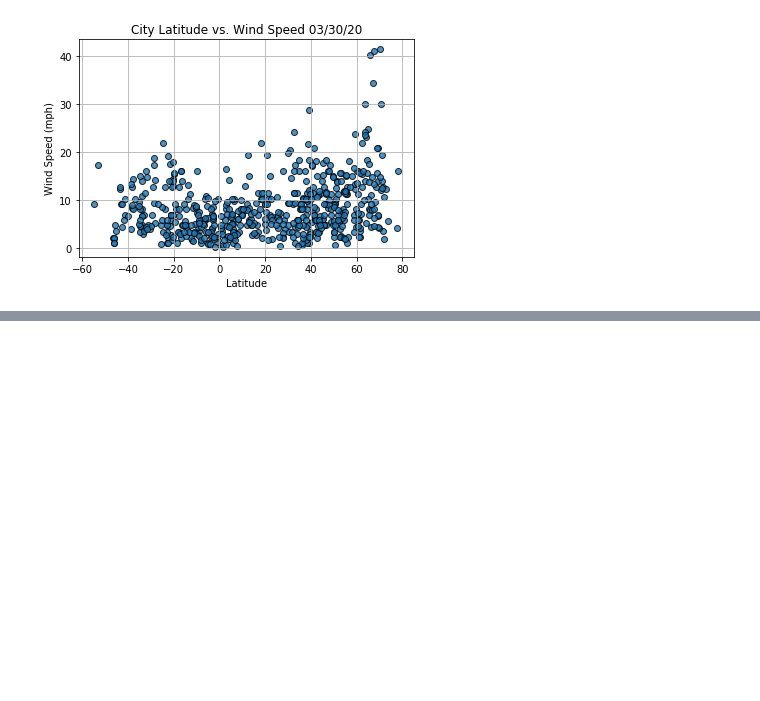
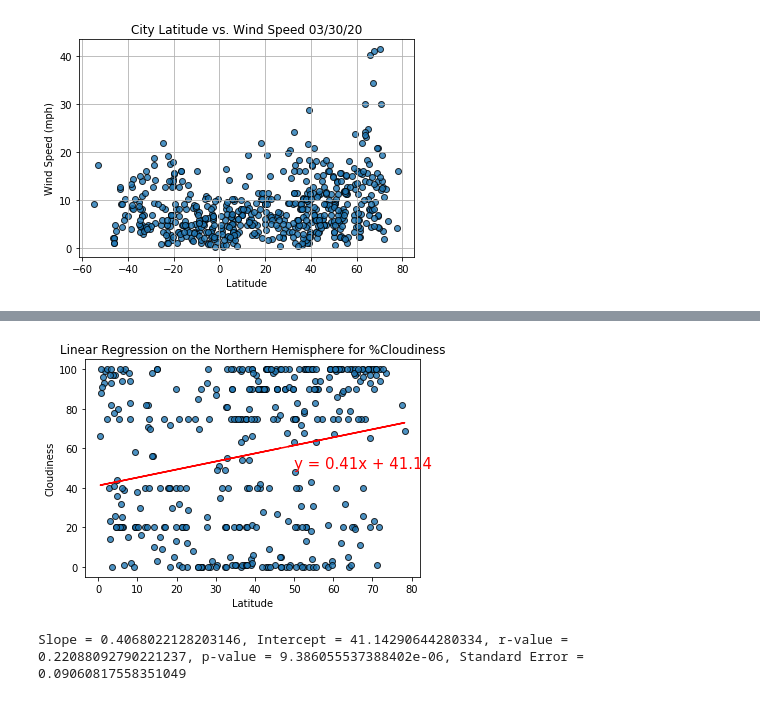
Before and after one commit to blocrunx/World_Weather_Analysis, a Jupyter notebook: WeatherPy.ipynb, the cells around one changed output, grey strips where cells are left out. Drawn from its saved outputs; the diff is of its cells as text; code cells hidden in the pictures; blank space fills up the shorter version.

```diff
--- a/WeatherPy.ipynb
+++ b/WeatherPy.ipynb
@@ -279,0 +310,9 @@ Slope = 0.49564884468052384, Intercept = 83.73856830108473, r-value = 0.63842339
+# %%
+# Linear regression on the Southern Hemisphere
+x_values = northern_hemi_df["Lat"]
+y_values = northern_hemi_df["Cloudiness"]
+# Call the function.
+plot_linear_regression(x_values, y_values, 'Linear Regression on the Northern Hemisphere for %Cloudiness', 'Cloudiness',(50,50))
+# %% [output]
+[figure, added]
+Slope = 0.4068022128203146, Intercept = 41.14290644280334, r-value = 0.22088092790221237, p-value = 9.386055537388402e-06, Standard Error = 0.09060817558351049
```
Also changed, not shown: parts of 7 cells of this notebook.
